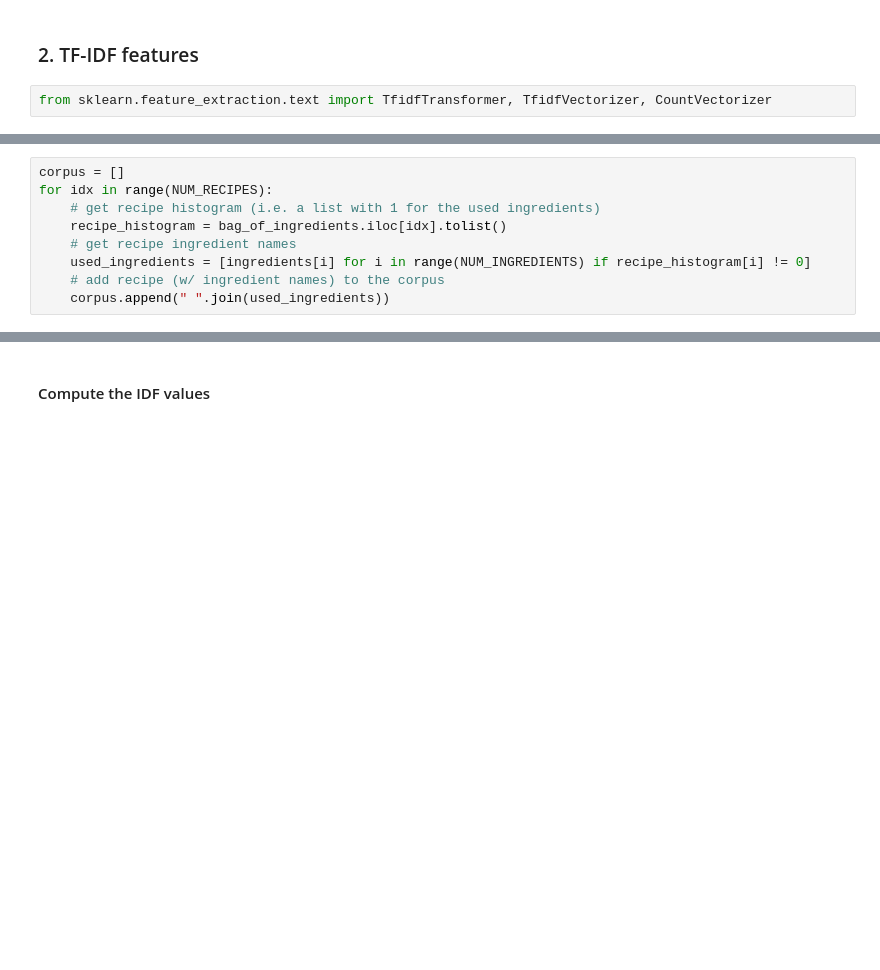
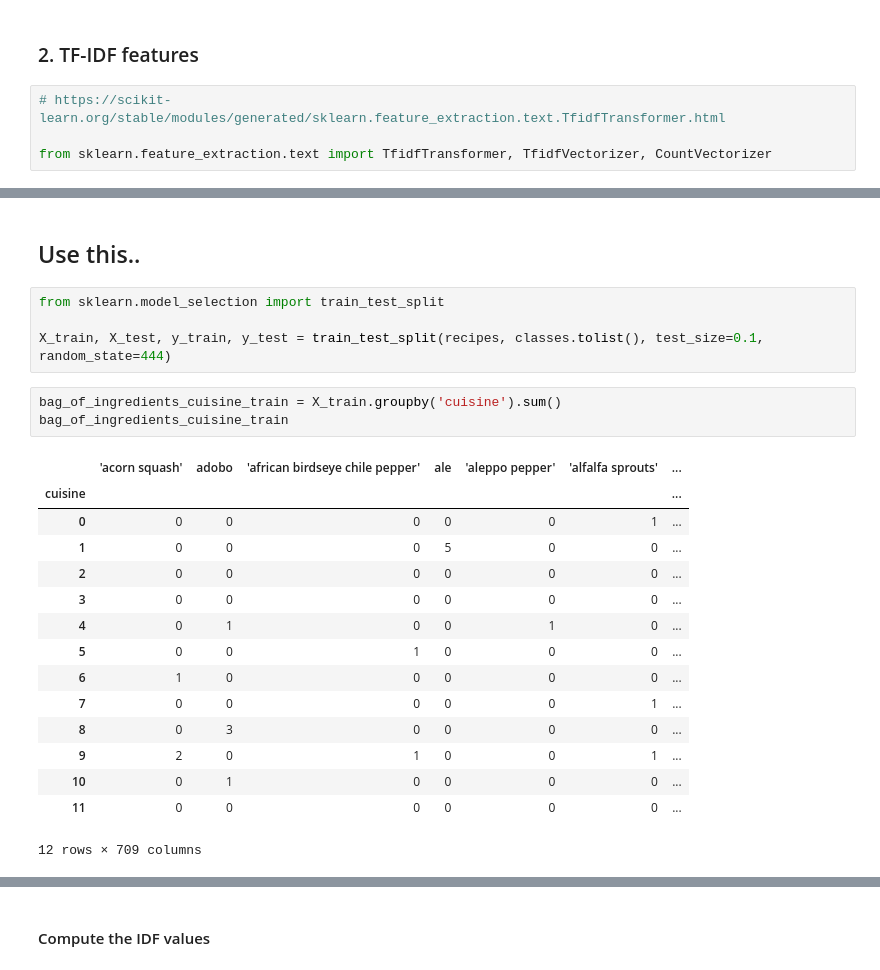
Before and after one commit to c-abbott/cuisine-prediction, a Jupyter notebook: Predicting Cuisines of Recipes.ipynb, the cells around one changed output, grey strips where cells are left out. Drawn from its saved outputs; the diff is of its cells as text; blank space fills up the shorter version.

```diff
--- a/Predicting Cuisines of Recipes.ipynb
+++ b/Predicting Cuisines of Recipes.ipynb
@@ -76,15 +76,33 @@ bag_of_ingredients.head()
 # %% [markdown]
 ### 2. TF-IDF features
 # %%
+# https://scikit-learn.org/stable/modules/generated/sklearn.feature_extraction.text.TfidfTransformer.html
+
 from sklearn.feature_extraction.text import TfidfTransformer, TfidfVectorizer, CountVectorizer
 # %% [markdown]
 ![tfidf](imgs/tfidf.png)
-# %%
-corpus = []
-for idx in range(NUM_RECIPES):
-    # get recipe histogram (i.e. a list with 1 for the used ingredients)
-    recipe_histogram = bag_of_ingredients.iloc[idx].tolist()
-    # get recipe ingredient names
-    used_ingredients = [ingredients[i] for i in range(NUM_INGREDIENTS) if recipe_histogram[i] != 0]
-    # add recipe (w/ ingredient names) to the corpus
-    corpus.append(" ".join(used_ingredients))
+# %% [markdown]
+## Use this..
+# %%
+from sklearn.model_selection import train_test_split
+
+X_train, X_test, y_train, y_test = train_test_split(recipes, classes.tolist(), test_size=0.1, random_state=444)
+# %%
+bag_of_ingredients_cuisine_train = X_train.groupby('cuisine').sum()
+bag_of_ingredients_cuisine_train
+# %% [output]
+|  | 'acorn squash' | adobo | 'african birdseye chile pepper' | ale | 'aleppo pepper' | 'alfalfa sprouts' | ... |
+| cuisine |  |  |  |  |  |  | ... |
+| 0 | 0 | 0 | 0 | 0 | 0 | 1 | ... |
+| 1 | 0 | 0 | 0 | 5 | 0 | 0 | ... |
+| 2 | 0 | 0 | 0 | 0 | 0 | 0 | ... |
+| 3 | 0 | 0 | 0 | 0 | 0 | 0 | ... |
+| 4 | 0 | 1 | 0 | 0 | 1 | 0 | ... |
+| 5 | 0 | 0 | 1 | 0 | 0 | 0 | ... |
+| 6 | 1 | 0 | 0 | 0 | 0 | 0 | ... |
+| 7 | 0 | 0 | 0 | 0 | 0 | 1 | ... |
+| 8 | 0 | 3 | 0 | 0 | 0 | 0 | ... |
+| 9 | 2 | 0 | 1 | 0 | 0 | 1 | ... |
+| 10 | 0 | 1 | 0 | 0 | 0 | 0 | ... |
+| 11 | 0 | 0 | 0 | 0 | 0 | 0 | ... |
+12 rows × 709 columns
```
Also changed, not shown: parts of 13 cells of this notebook.
